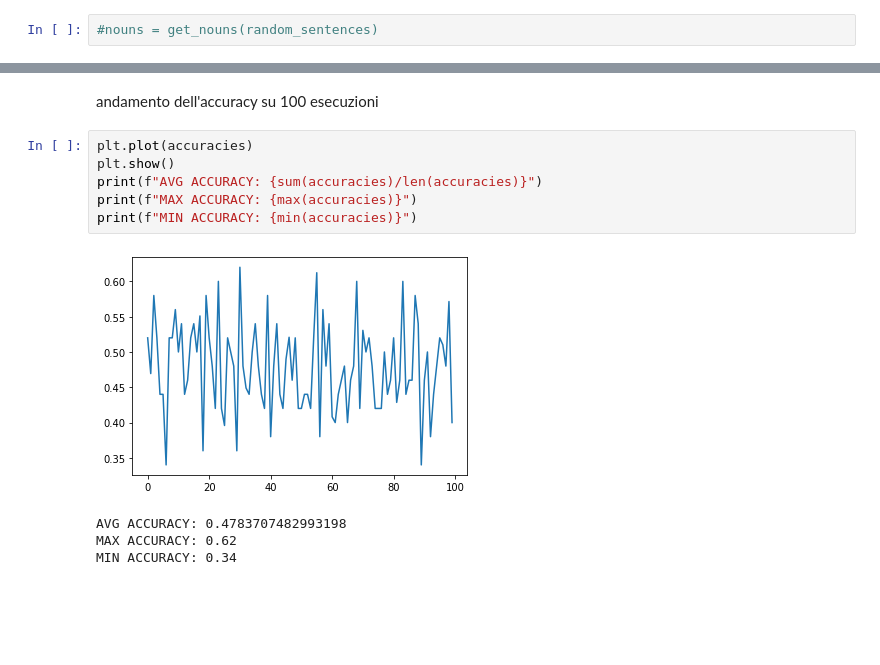
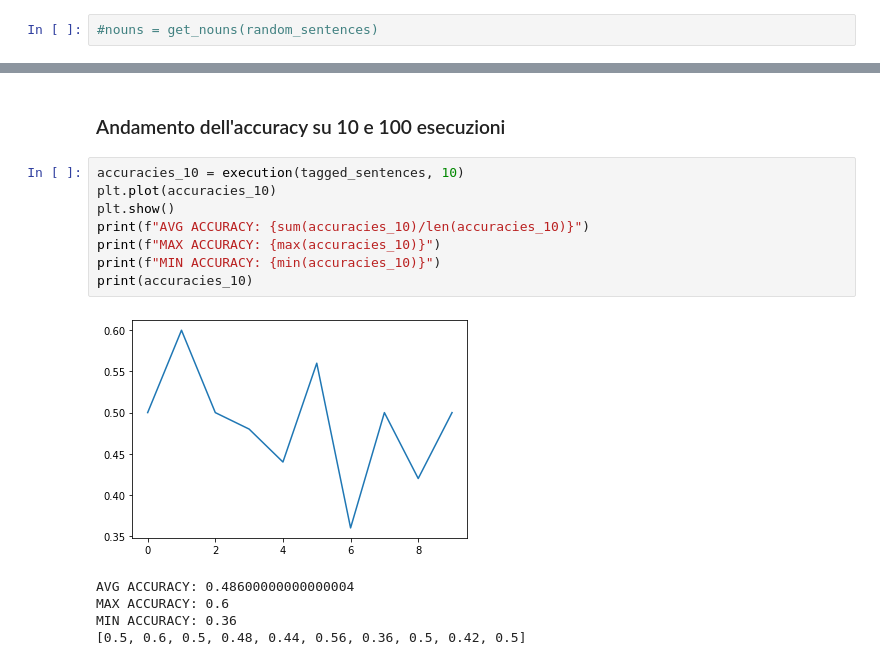
Before and after one commit to PaoloBonicco7/nlp-UniTO-2021-22, a Jupyter notebook: Radicioni/es1B_wsd/andrea_word_sense_disambiguation.ipynb, the cells around one changed output, grey strips where cells are left out. Saved outputs shown, nothing was run; the diff lists cells and outputs as text; blank space fills up the shorter version.

Commit message:
graphs added es1

```diff
--- a/Radicioni/es1B_wsd/andrea_word_sense_disambiguation.ipynb
+++ b/Radicioni/es1B_wsd/andrea_word_sense_disambiguation.ipynb
@@ -155,13 +137,16 @@ ACCURACY: 0.4
 # %% [markdown]
-andamento dell'accuracy su 100 esecuzioni
+### Andamento dell'accuracy su 10 e 100 esecuzioni
 # %%
-plt.plot(accuracies)
+accuracies_10 = execution(tagged_sentences, 10)
+plt.plot(accuracies_10)
 plt.show()
-print(f"AVG ACCURACY: {sum(accuracies)/len(accuracies)}")
-print(f"MAX ACCURACY: {max(accuracies)}")
-print(f"MIN ACCURACY: {min(accuracies)}")
+print(f"AVG ACCURACY: {sum(accuracies_10)/len(accuracies_10)}")
+print(f"MAX ACCURACY: {max(accuracies_10)}")
+print(f"MIN ACCURACY: {min(accuracies_10)}")
+print(accuracies_10)
 # %% [output]
-[figure, old version]
+[figure, new version]
-AVG ACCURACY: 0.4783707482993198
-MAX ACCURACY: 0.62
-MIN ACCURACY: 0.34
+AVG ACCURACY: 0.48600000000000004
+MAX ACCURACY: 0.6
+MIN ACCURACY: 0.36
+[0.5, 0.6, 0.5, 0.48, 0.44, 0.56, 0.36, 0.5, 0.42, 0.5]
```
Also changed, not shown: parts of 4 cells of this notebook.
